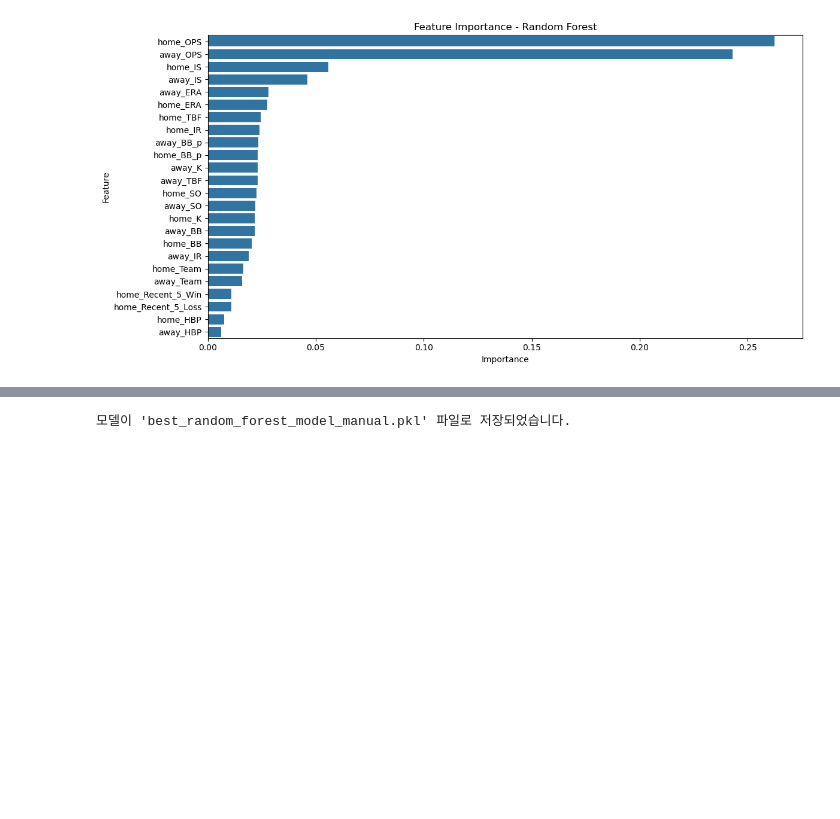
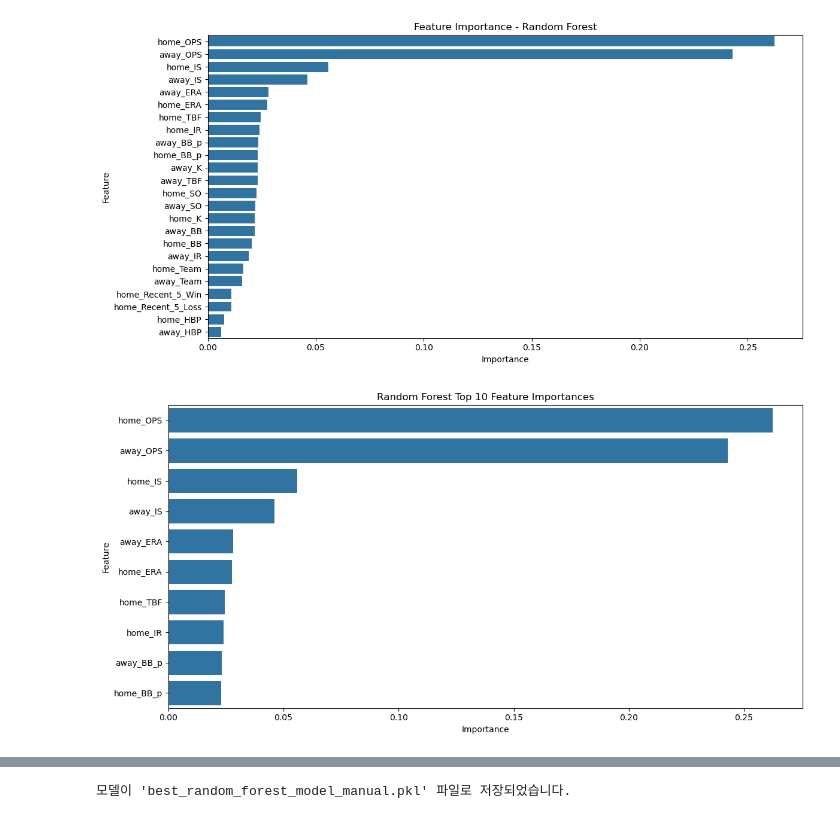
Before and after one commit to alstj6201/KBO_Prediction_ML, a Jupyter notebook: models/준헌_random.ipynb, the cells around one changed output, grey strips where cells are left out. Saved outputs shown, nothing was run; the diff lists cells and outputs as text; code cells hidden in the pictures; blank space fills up the shorter version.

```diff
--- a/models/준헌_random.ipynb
+++ b/models/준헌_random.ipynb
@@ -179,3 +199,20 @@ plt.tight_layout()
 plt.show()
 # %% [output]
 [figure]
+# %%
+# Feature Importance 시각화 (Top 10 기준)
+importances = best_model.feature_importances_
+features = X.columns
+feature_df = pd.DataFrame({'Feature': features, 'Importance': importances})
+feature_df = feature_df.sort_values(by='Importance', ascending=False)
+
+# 상위 10개만 추출
+top_features = feature_df.head(10)
+
+plt.figure(figsize=(12, 6))
+sns.barplot(x='Importance', y='Feature', data=top_features)
+plt.title('Random Forest Top 10 Feature Importances')
+plt.tight_layout()
+plt.show()
+# %% [output]
+[figure, added]
```
Also changed, not shown: parts of 2 cells of this notebook, 2 other files.
